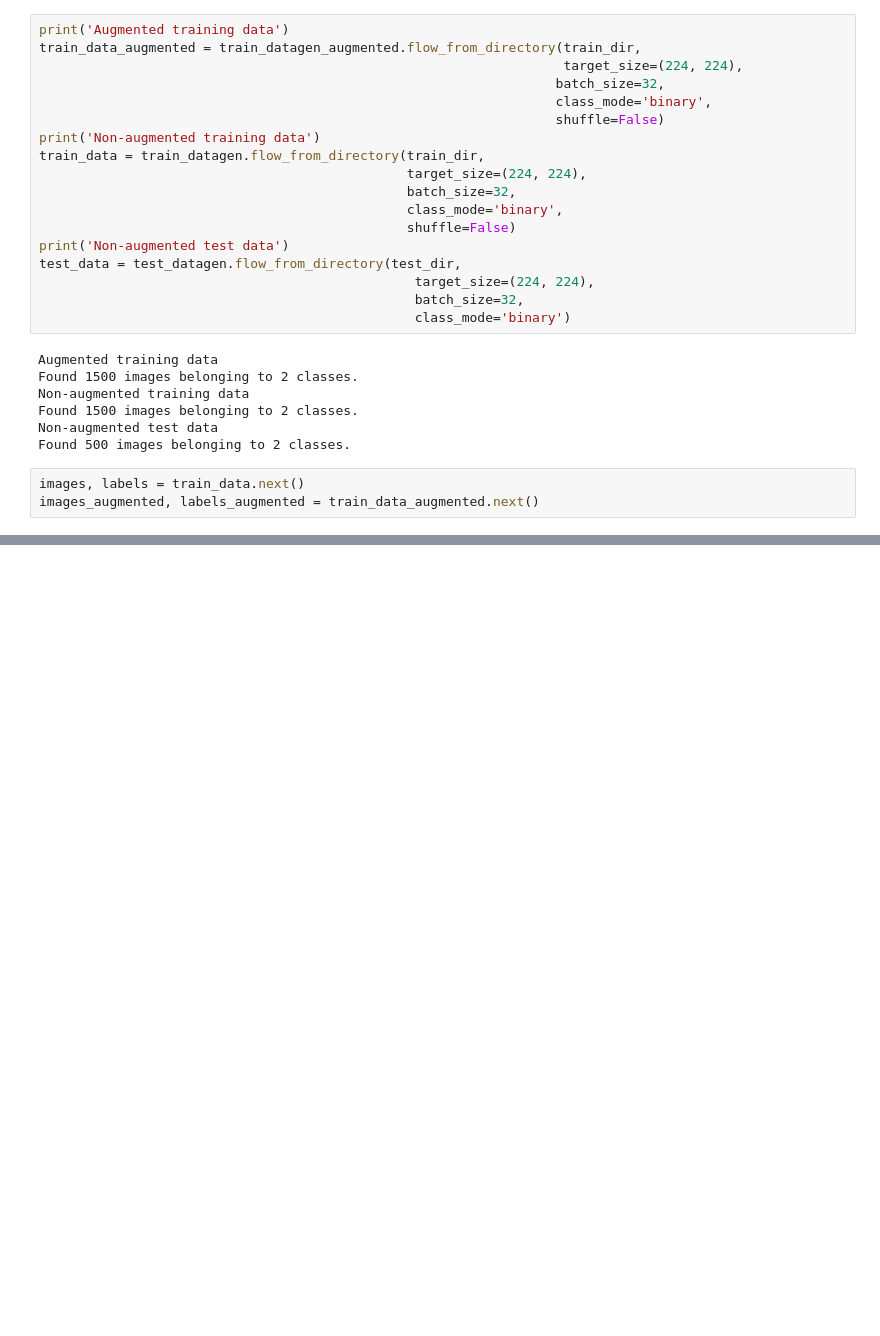
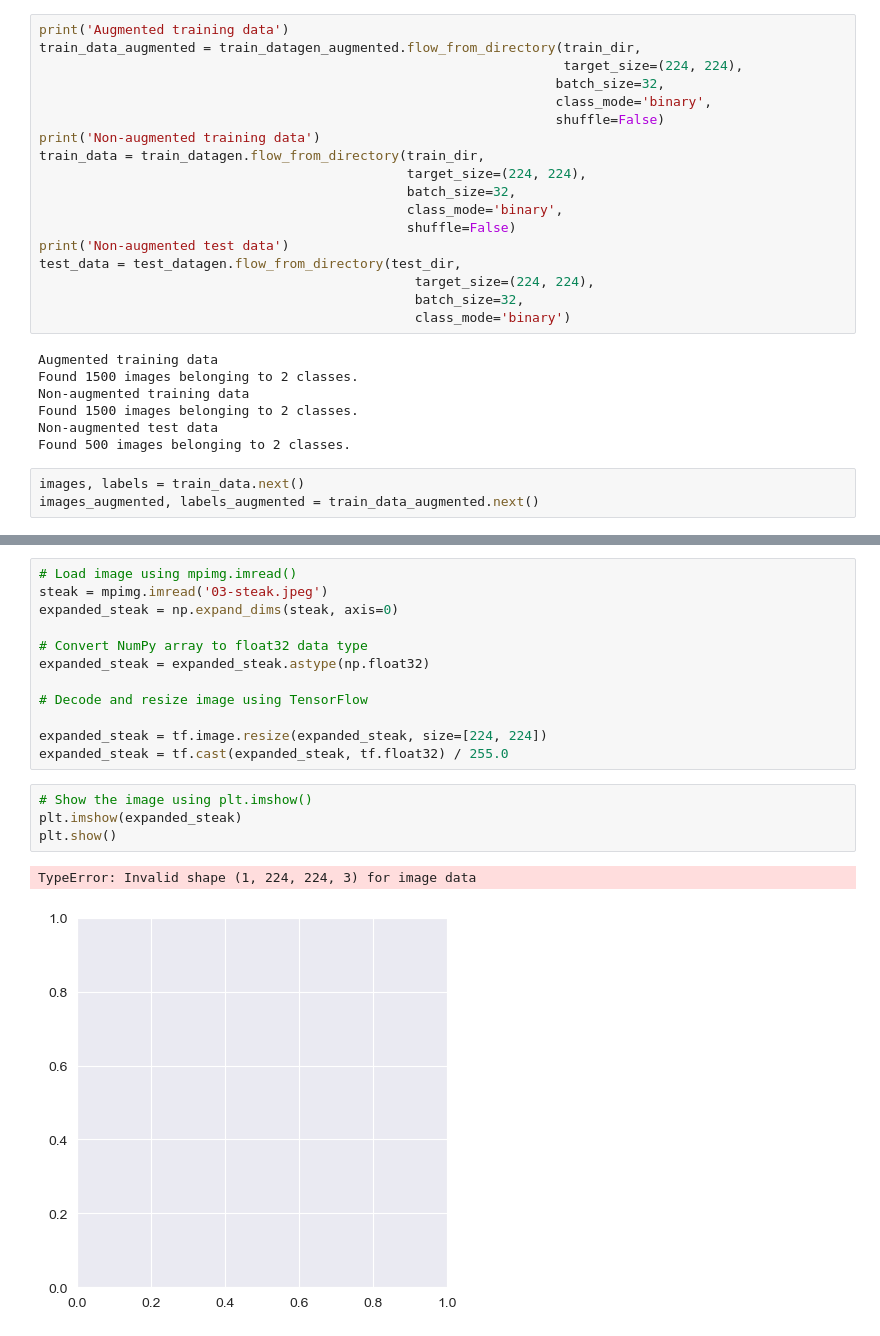
Before and after one commit to HkgCory/Neural_Network_Classification, a Jupyter notebook: multiclass_classification/computer_vision/food-vision.ipynb, the cells around one changed output, grey strips where cells are left out. Saved outputs shown, nothing was run; the diff lists cells and outputs as text; blank space fills up the shorter version.

```diff
--- a/multiclass_classification/computer_vision/food-vision.ipynb
+++ b/multiclass_classification/computer_vision/food-vision.ipynb
@@ -606,0 +694,19 @@ Epoch 5/5
+# %%
+# Load image using mpimg.imread()
+steak = mpimg.imread('03-steak.jpeg')
+expanded_steak = np.expand_dims(steak, axis=0)
+
+# Convert NumPy array to float32 data type
+expanded_steak = expanded_steak.astype(np.float32)
+
+# Decode and resize image using TensorFlow
+
+expanded_steak = tf.image.resize(expanded_steak, size=[224, 224])
+expanded_steak = tf.cast(expanded_steak, tf.float32) / 255.0
+# %%
+# Show the image using plt.imshow()
+plt.imshow(expanded_steak)
+plt.show()
+# %% [output]
+TypeError: Invalid shape (1, 224, 224, 3) for image data
+[figure, added]
```
Also changed, not shown: parts of 38 cells of this notebook, 4 other files.
